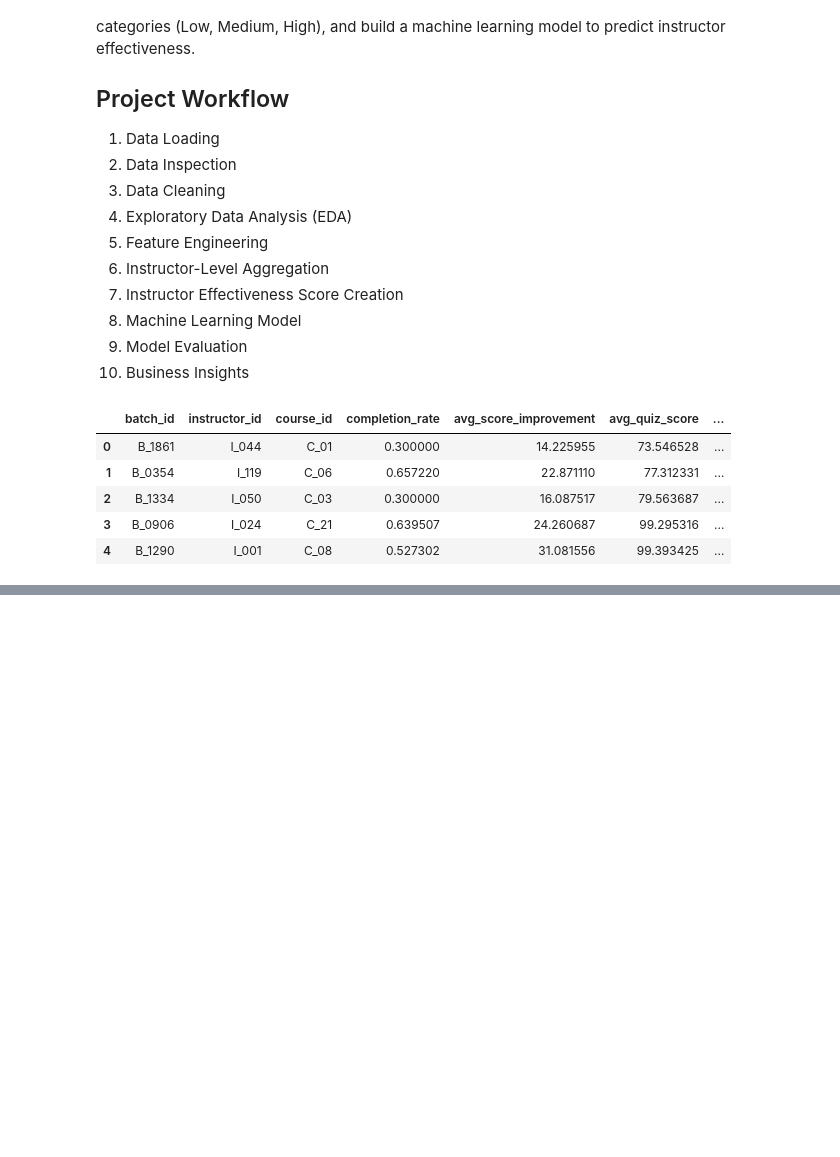
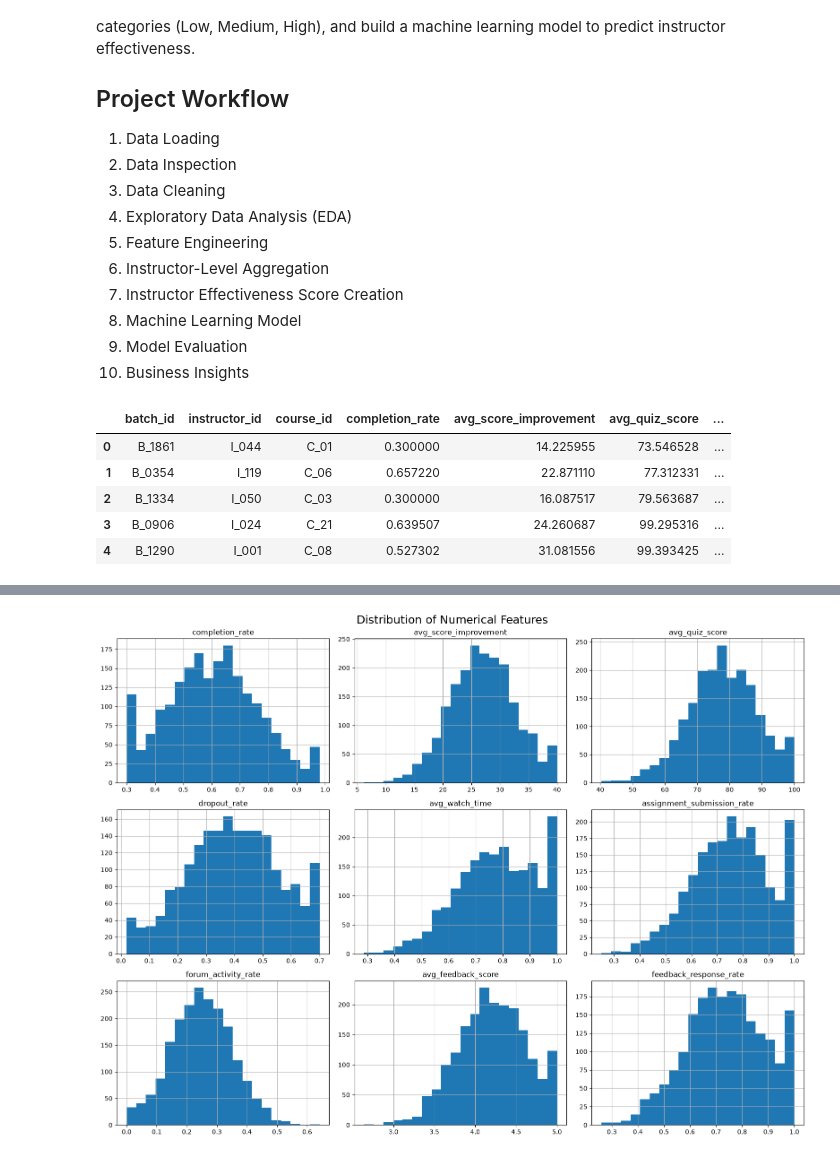
Before and after one commit to yashawari31/instructor-effectiveness-prediction, a Jupyter notebook: notebooks/Instructor_Effectiveness_Analysis.ipynb, the cells around one changed output, grey strips where cells are left out. Cells and saved outputs as stored; diff of their text form; code cells hidden in the pictures; blank space fills up the shorter version.

```diff
--- a/notebooks/Instructor_Effectiveness_Analysis.ipynb
+++ b/notebooks/Instructor_Effectiveness_Analysis.ipynb
@@ -60,0 +146,12 @@ df.head()
+# %%
+# Select numerical columns
+numerical_cols = df.select_dtypes(include=['float64']).columns
+
+# Plot histograms
+df[numerical_cols].hist(figsize=(16, 12), bins=20)
+
+plt.suptitle("Distribution of Numerical Features", fontsize=18)
+plt.tight_layout()
+plt.show()
+# %% [output]
+[figure, added]
```
Also changed, not shown: parts of 45 cells of this notebook, 1 other file.
